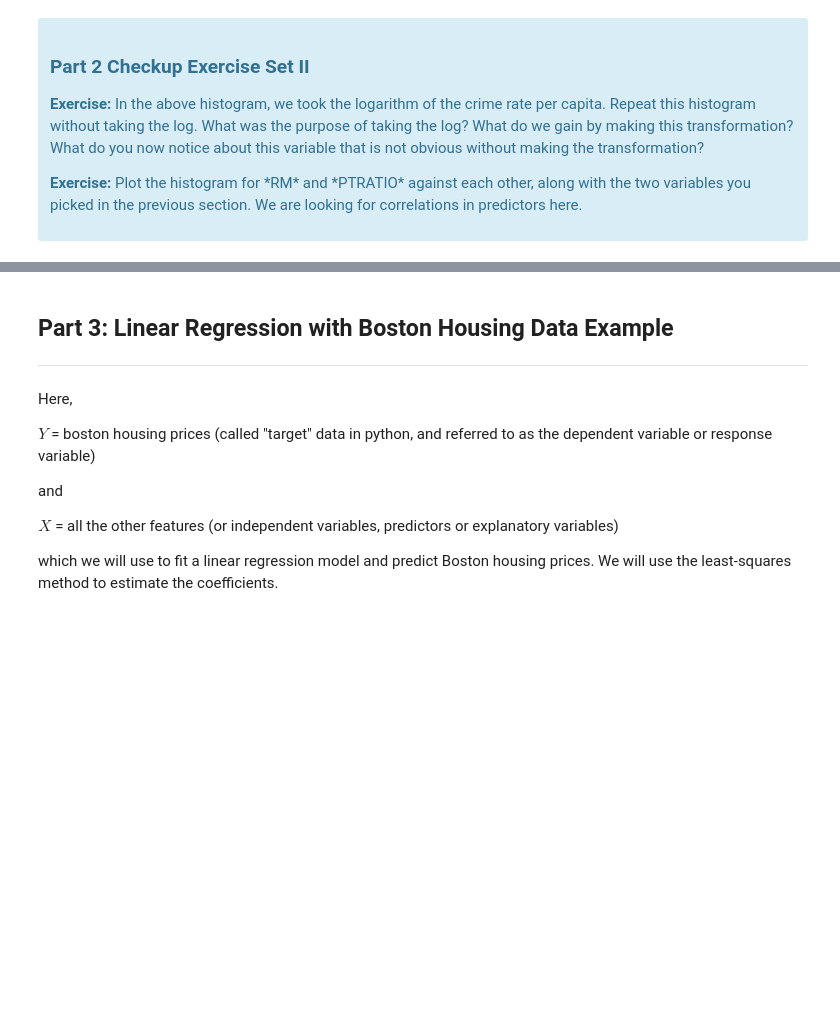
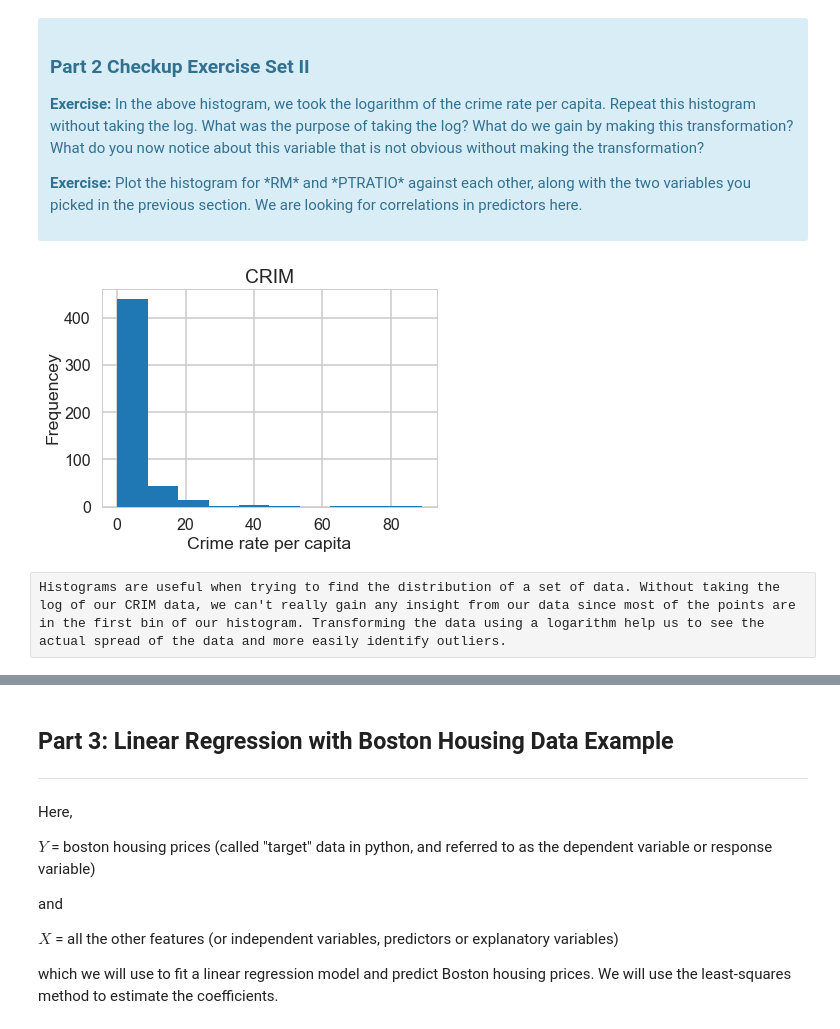
Before and after one commit to isabelvanzijl/Springboard_Other, a Jupyter notebook: Linear_Regression/Mini_Project_Linear_Regression.ipynb, the cells around one changed output, grey strips where cells are left out. Saved outputs shown, nothing was run; the diff lists cells and outputs as text; code cells hidden in the pictures; blank space fills up the shorter version.

```diff
--- a/Linear_Regression/Mini_Project_Linear_Regression.ipynb
+++ b/Linear_Regression/Mini_Project_Linear_Regression.ipynb
@@ -371,0 +382,11 @@ plt.show()
+# %%
+#your turn: CRIM histogram without taking the logarithm of CRIM
+plt.hist(bos.CRIM)
+plt.title("CRIM")
+plt.xlabel("Crime rate per capita")
+plt.ylabel("Frequencey")
+plt.show()
+# %% [output]
+[figure, added]
+# %% [raw]
+Histograms are useful when trying to find the distribution of a set of data. Without taking the log of our CRIM data, we can't really gain any insight from our data since most of the points are in the first bin of our histogram. Transforming the data using a logarithm help us to see the actual spread of the data and more easily identify outliers.
```
Also changed, not shown: parts of 13 cells of this notebook.
